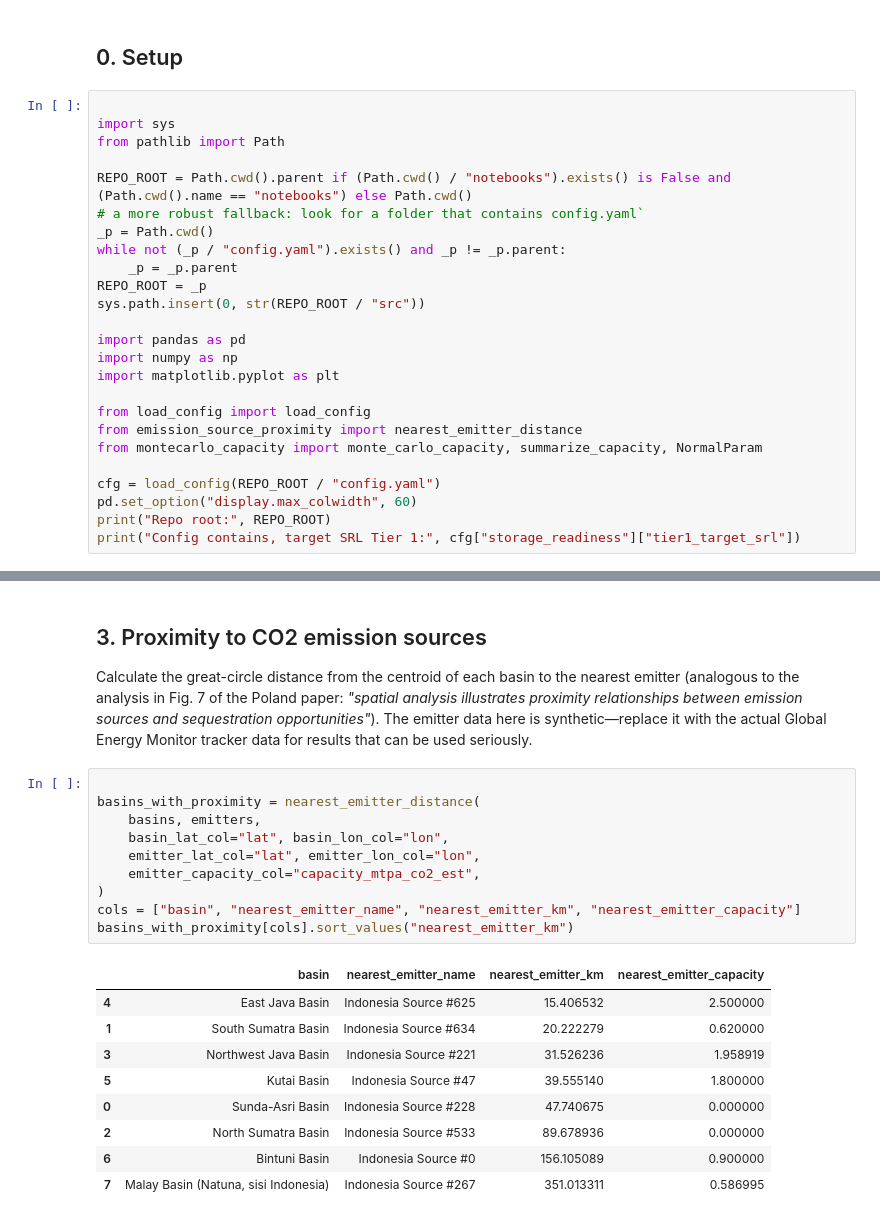
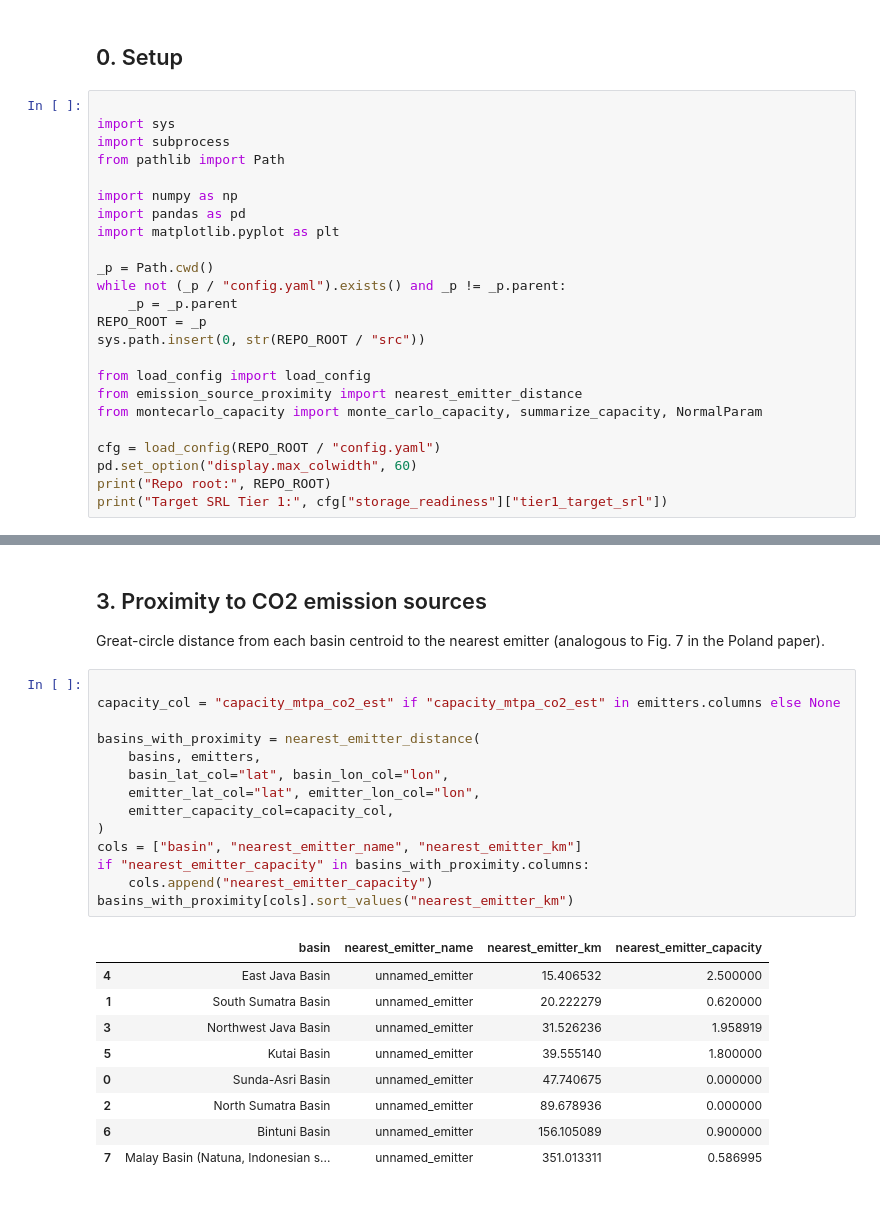
Before and after one commit to Arsyrahmatullah/ccs-screening, a Jupyter notebook: notebooks/00_tier1_national_screening.ipynb, the cells around one changed output, grey strips where cells are left out. Drawn from its saved outputs; the diff is of its cells as text.

```diff
--- a/notebooks/00_tier1_national_screening.ipynb
+++ b/notebooks/00_tier1_national_screening.ipynb
@@ -16,19 +23,18 @@ The objective of this notebook (Tier 1) is **not** to produce capacity figures s
 # %%
 
 import sys
+import subprocess
 from pathlib import Path
 
-REPO_ROOT = Path.cwd().parent if (Path.cwd() / "notebooks").exists() is False and (Path.cwd().name == "notebooks") else Path.cwd()
-# a more robust fallback: look for a folder that contains config.yaml`
+import numpy as np
+import pandas as pd
+import matplotlib.pyplot as plt
+
 _p = Path.cwd()
 while not (_p / "config.yaml").exists() and _p != _p.parent:
     _p = _p.parent
 REPO_ROOT = _p
 sys.path.insert(0, str(REPO_ROOT / "src"))
-
-import pandas as pd
-import numpy as np
-import matplotlib.pyplot as plt
 
 from load_config import load_config
 from emission_source_proximity import nearest_emitter_distance
@@ -37,6 +43,6 @@ from montecarlo_capacity import monte_carlo_capacity, summarize_capacity, Normal
 cfg = load_config(REPO_ROOT / "config.yaml")
 pd.set_option("display.max_colwidth", 60)
 print("Repo root:", REPO_ROOT)
-print("Config contains, target SRL Tier 1:", cfg["storage_readiness"]["tier1_target_srl"])
+print("Target SRL Tier 1:", cfg["storage_readiness"]["tier1_target_srl"])
 # %% [output]
 Repo root: c:\Users\Arsy Nuur\ccs-screening
@@ -137,24 +138,29 @@ basins[["basin", "srl_placeholder", "srl_label", "ccs_policy_priority"]]
 # %% [markdown]
 ## 3. Proximity to CO2 emission sources
 
-Calculate the great-circle distance from the centroid of each basin to the nearest emitter (analogous to the analysis in Fig. 7 of the Poland paper: *"spatial analysis illustrates proximity relationships between emission sources and sequestration opportunities"*). The emitter data here is synthetic—replace it with the actual Global Energy Monitor tracker data for results that can be used seriously.
+Great-circle distance from each basin centroid to the nearest emitter
+(analogous to Fig. 7 in the Poland paper).
 # %%
+
+capacity_col = "capacity_mtpa_co2_est" if "capacity_mtpa_co2_est" in emitters.columns else None
 
 basins_with_proximity = nearest_emitter_distance(
     basins, emitters,
     basin_lat_col="lat", basin_lon_col="lon",
     emitter_lat_col="lat", emitter_lon_col="lon",
-    emitter_capacity_col="capacity_mtpa_co2_est",
+    emitter_capacity_col=capacity_col,
 )
-cols = ["basin", "nearest_emitter_name", "nearest_emitter_km", "nearest_emitter_capacity"]
+cols = ["basin", "nearest_emitter_name", "nearest_emitter_km"]
+if "nearest_emitter_capacity" in basins_with_proximity.columns:
+    cols.append("nearest_emitter_capacity")
 basins_with_proximity[cols].sort_values("nearest_emitter_km")
 # %% [output]
 |  | basin | nearest_emitter_name | nearest_emitter_km | nearest_emitter_capacity |
-| 4 | East Java Basin | Indonesia Source #625 | 15.406532 | 2.500000 |
-| 1 | South Sumatra Basin | Indonesia Source #634 | 20.222279 | 0.620000 |
-| 3 | Northwest Java Basin | Indonesia Source #221 | 31.526236 | 1.958919 |
-| 5 | Kutai Basin | Indonesia Source #47 | 39.555140 | 1.800000 |
-| 0 | Sunda-Asri Basin | Indonesia Source #228 | 47.740675 | 0.000000 |
-| 2 | North Sumatra Basin | Indonesia Source #533 | 89.678936 | 0.000000 |
-| 6 | Bintuni Basin | Indonesia Source #0 | 156.105089 | 0.900000 |
-| 7 | Malay Basin (Natuna, sisi Indonesia) | Indonesia Source #267 | 351.013311 | 0.586995 |
+| 4 | East Java Basin | unnamed_emitter | 15.406532 | 2.500000 |
+| 1 | South Sumatra Basin | unnamed_emitter | 20.222279 | 0.620000 |
+| 3 | Northwest Java Basin | unnamed_emitter | 31.526236 | 1.958919 |
+| 5 | Kutai Basin | unnamed_emitter | 39.555140 | 1.800000 |
+| 0 | Sunda-Asri Basin | unnamed_emitter | 47.740675 | 0.000000 |
+| 2 | North Sumatra Basin | unnamed_emitter | 89.678936 | 0.000000 |
+| 6 | Bintuni Basin | unnamed_emitter | 156.105089 | 0.900000 |
+| 7 | Malay Basin (Natuna, Indonesian s... | unnamed_emitter | 351.013311 | 0.586995 |
```
Also changed, not shown: parts of 16 cells of this notebook, 27 other files.
